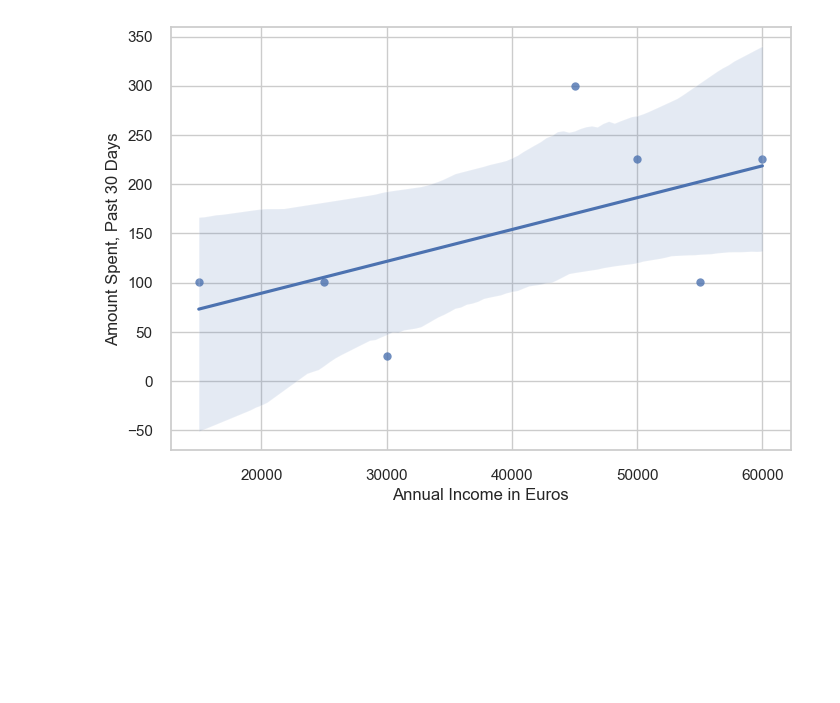
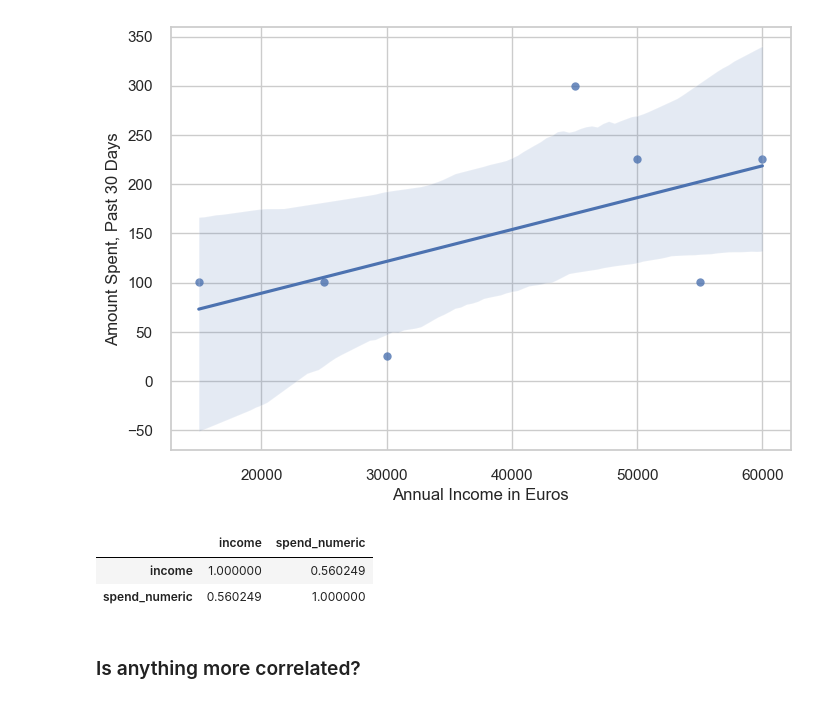
Before and after one commit to chandlershortlidge/lab-sampling, a Jupyter notebook: main.ipynb, the cells around one changed output. Cells and saved outputs as stored; diff of their text form; code cells hidden in the pictures; blank space fills up the shorter version.

```diff
--- a/main.ipynb
+++ b/main.ipynb
@@ -237,3 +238,15 @@ plt.ylabel("Amount Spent, Past 30 Days")
 # %% [output]
 Text(0, 0.5, 'Amount Spent, Past 30 Days')
 [figure]
+# %%
+shopping[['income', 'spend_numeric']].corr()
+
+# Analysis of 7 Ironhack students revealed moderate positive correlatoin (r=0.56) beetwen annual income
+# and 30-day online shopping spend. Higher income students tended to spend more
+# but the relationship was not perfectly linear
+# %% [output]
+|  | income | spend_numeric |
+| income | 1.000000 | 0.560249 |
+| spend_numeric | 0.560249 | 1.000000 |
+# %% [markdown]
+### Is anything more correlated?
```
Also changed, not shown: parts of 8 cells of this notebook.
